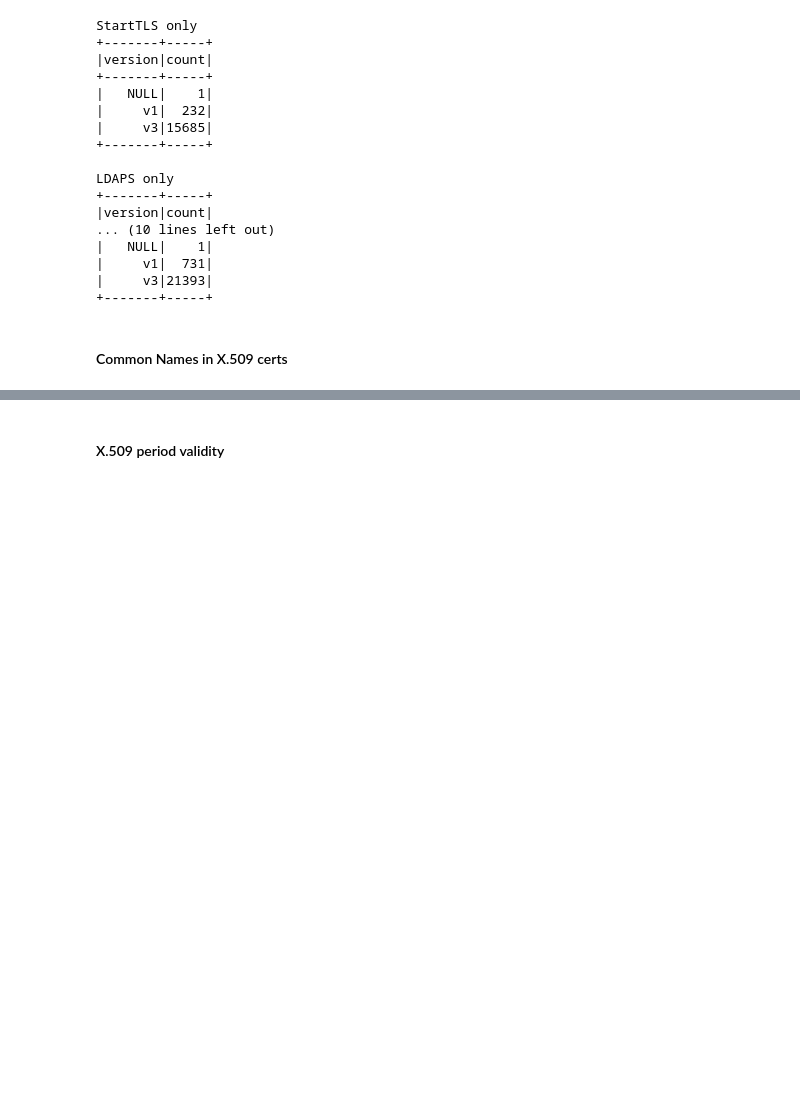
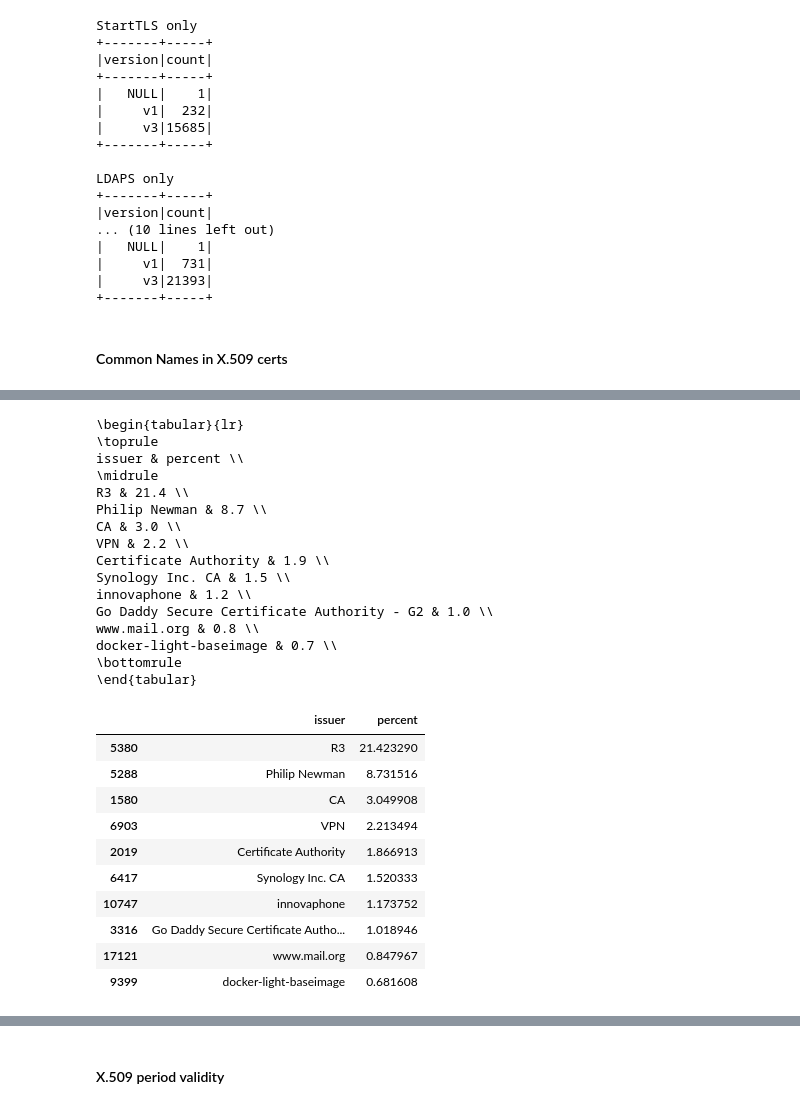
Before and after one commit to internettransparency/ldap-sequel, a Jupyter notebook: notebooks/analysis.ipynb, the cells around one changed output, grey strips where cells are left out. Saved outputs shown, nothing was run; the diff lists cells and outputs as text; code cells hidden in the pictures; blank space fills up the shorter version.

```diff
--- a/notebooks/analysis.ipynb
+++ b/notebooks/analysis.ipynb
@@ -2609,0 +2684,25 @@ DataFrame[ipv4: string, fingerprint: string, not_valid_before: timestamp, not_va
+# %%
+# FILTER BY invalid chain
+def all_invalid_end_host_certs_issuer():
+    _df = goscanner_df.groupBy(
+        "ipv4"
+    ).agg(
+        psf.collect_set("issuer").alias("issuers"),
+        psf.collect_set("chain_error").alias("chain_errors")
+    ).filter(
+        ~psf.array_contains(psf.col("chain_errors"), SHORT8)
+    )
+
+    print("sum all count", _df.groupBy("ipv4").count().count())
+    print("amount of IPs with more than one issuer", _df.withColumn("len", psf.size("issuers")).filter(psf.col("len") > 1).count())
+    _df = _df.select(psf.explode_outer("issuers").alias("issuer")
+                    ).groupBy("issuer").count(
+                    ).withColumn(
+                        'percent', psf.lit(100) * psf.col('count') / psf.sum('count').over(Window.partitionBy())
+                    ).sort("count", ascending=False)
+    #_df.coalesce(1).write.csv("output/invalid_end_host_certs_issuer")
+    _df.show(truncate=False)
+    return _df
+
+
+inv_issuers_df = all_invalid_end_host_certs_issuer()
@@ -2609,0 +2727,32 @@ DataFrame[ipv4: string, fingerprint: string, not_valid_before: timestamp, not_va
+# %%
+tmp_pdf = inv_issuers_df.toPandas().groupby('issuer', as_index=False)['percent'].sum().sort_values("percent", ascending=False)
+print(tmp_pdf.head(10).to_latex(index=False, float_format="%.1f"))
+display(tmp_pdf.head(10))
+# %% [output]
+\begin{tabular}{lr}
+\toprule
+issuer & percent \\
+\midrule
+R3 & 21.4 \\
+Philip Newman & 8.7 \\
+CA & 3.0 \\
+VPN & 2.2 \\
+Certificate Authority & 1.9 \\
+Synology Inc. CA & 1.5 \\
+innovaphone & 1.2 \\
+Go Daddy Secure Certificate Authority - G2 & 1.0 \\
+www.mail.org & 0.8 \\
+docker-light-baseimage & 0.7 \\
+\bottomrule
+\end{tabular}
+|  | issuer | percent |
+| 5380 | R3 | 21.423290 |
+| 5288 | Philip Newman | 8.731516 |
+| 1580 | CA | 3.049908 |
+| 6903 | VPN | 2.213494 |
+| 2019 | Certificate Authority | 1.866913 |
+| 6417 | Synology Inc. CA | 1.520333 |
+| 10747 | innovaphone | 1.173752 |
+| 3316 | Go Daddy Secure Certificate Autho... | 1.018946 |
+| 17121 | www.mail.org | 0.847967 |
+| 9399 | docker-light-baseimage | 0.681608 |
```
Also changed, not shown: parts of 41 cells of this notebook, 1 other file.
